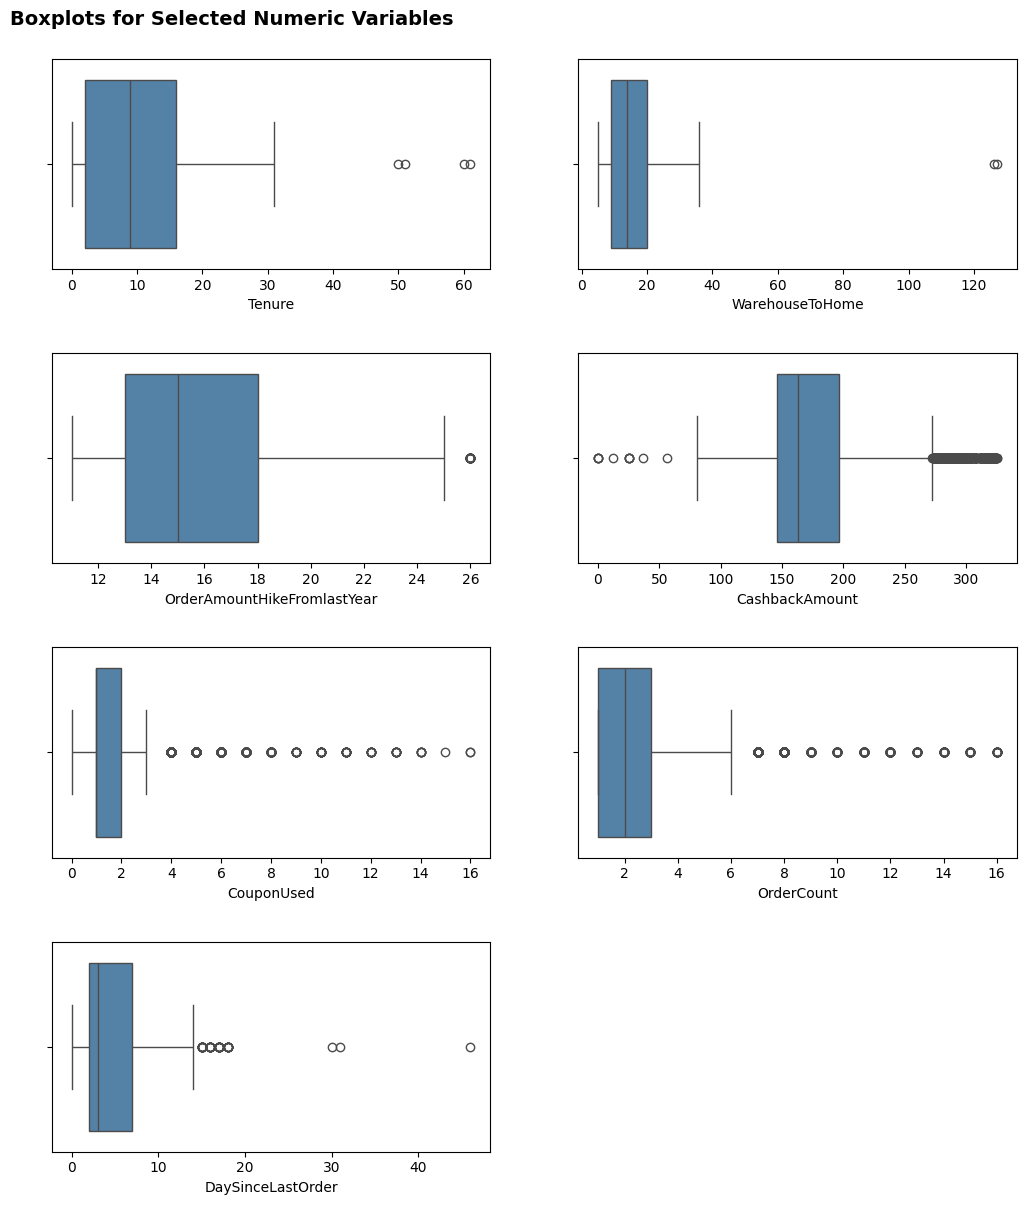
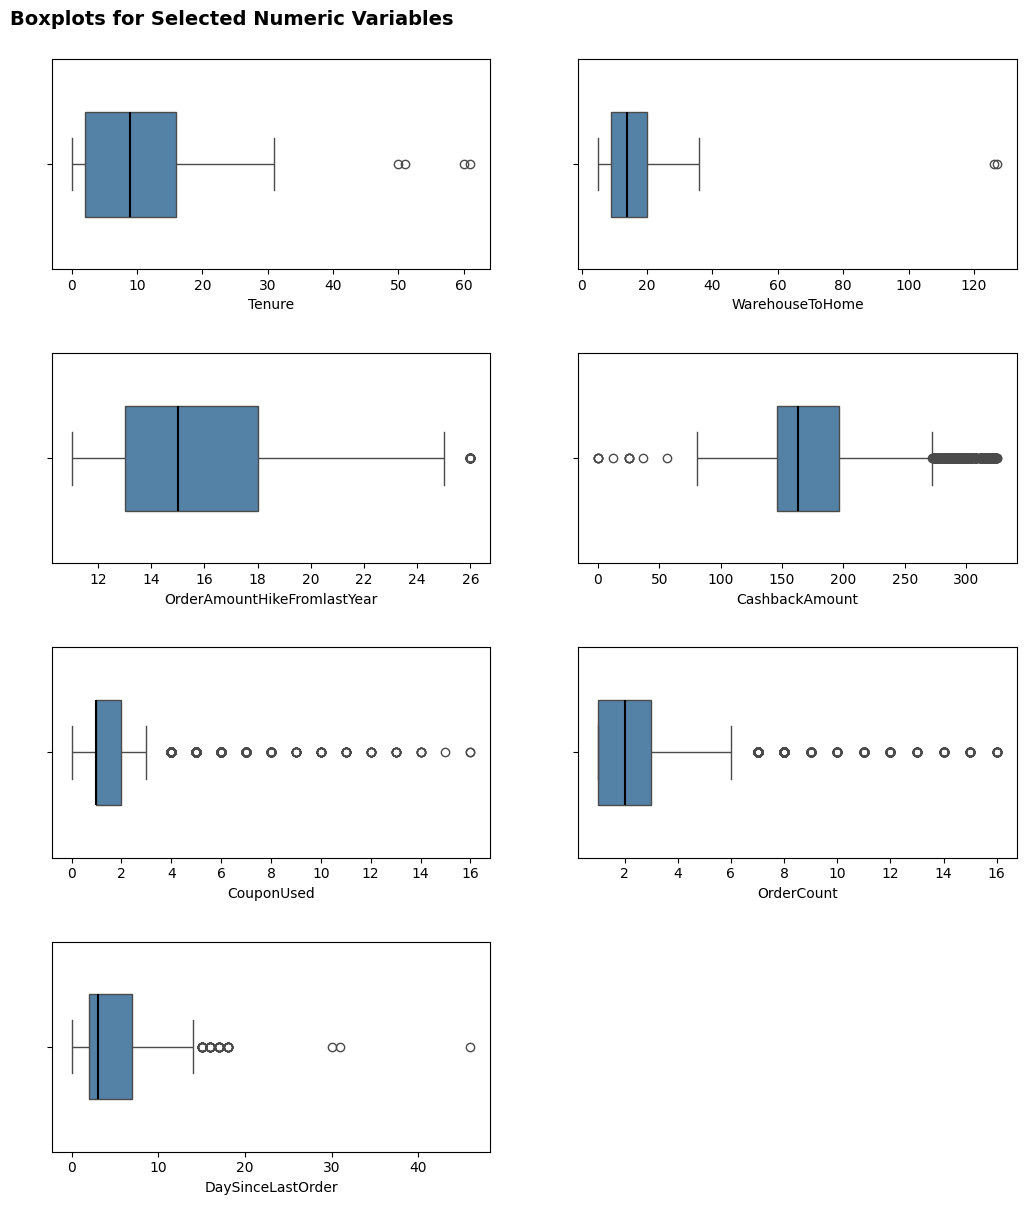
The notebook cell's code change between the first figure and the second:
--- before
+++ after
@@ -8,5 +8,5 @@
 
 for i, col in enumerate(boxplot_cols_churn):
-    sns.boxplot(data=df_churn, x=col, ax=axes[i], color="steelblue")
+    sns.boxplot(data=df_churn, x=col, ax=axes[i], color="steelblue", width=0.5, medianprops={"color": "black", "linewidth": 1.5})
     axes[i].set_xlabel(col)
 

Commit: Complete Week 6